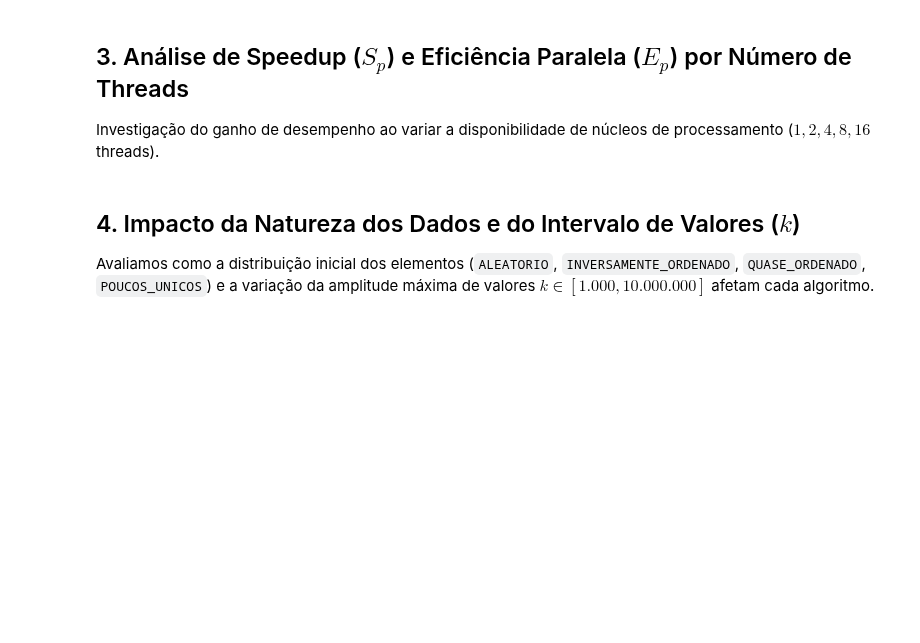
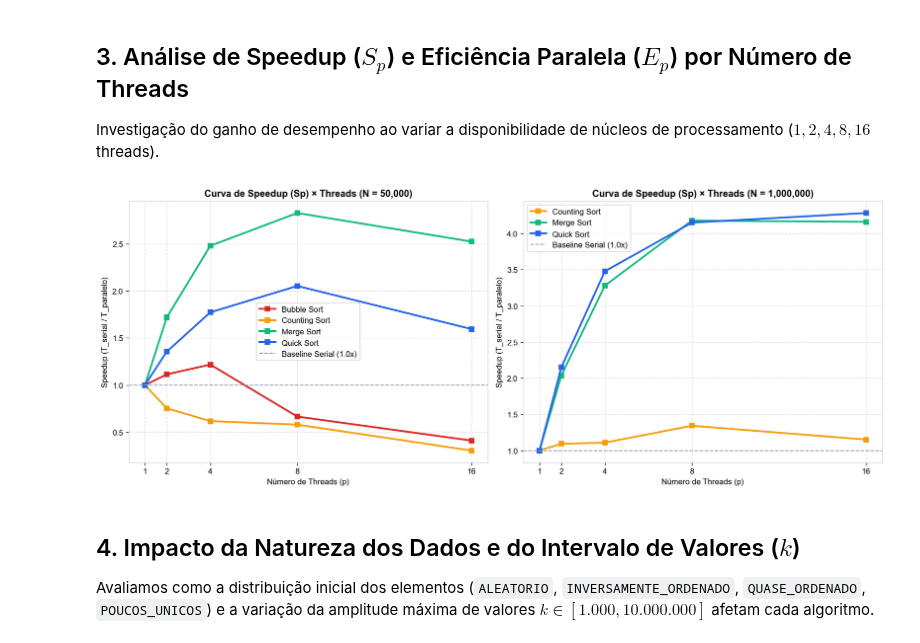
Before and after one commit to Victor-Lins14/Comp_Paralela, a Jupyter notebook: analise_desempenho.ipynb, the cells around one changed output. Cells and saved outputs as stored; diff of their text form; code cells hidden in the pictures; blank space fills up the shorter version.

Commit message:
Bubble Sort Odd-Even, Counting Sort adaptativo, novos resultados e relatório final.

```diff
--- a/analise_desempenho.ipynb
+++ b/analise_desempenho.ipynb
@@ -76,26 +125,28 @@ Investigação do ganho de desempenho ao variar a disponibilidade de núcleos de
 # %%
 fig, axes = plt.subplots(1, 2, figsize=(14, 5.5))
 
-# Speedup para N = 100.000 (inclui Bubble Sort) e N = 1.000.000 (algoritmos rápidos)
-for idx, tam in enumerate([100000, 1000000]):
+# Speedup para N = 50.000 (inclui Bubble Sort Odd-Even) e N = 1.000.000 (algoritmos rápidos)
+for idx, tam in enumerate([50000, 1000000]):
     ax = axes[idx]
     sub = df_resumo[(df_resumo['NaturezaDados'] == 'ALEATORIO') & (df_resumo['Tamanho'] == tam)]
     for alg, grupo in sub.groupby('Algoritmo'):
         grupo = grupo.sort_values('Threads')
         ax.plot(
             grupo['Threads'], grupo['Speedup'],
             label=alg, color=cores.get(alg, '#333'), marker='s', linewidth=2.3
         )
     ax.axhline(1.0, color='#94A3B8', linestyle='--', linewidth=1.2, label='Baseline Serial (1.0x)')
     ax.set_title(f'Curva de Speedup (Sp) × Threads (N = {tam:,})', fontsize=12, fontweight='bold')
     ax.set_xlabel('Número de Threads (p)')
     ax.set_ylabel('Speedup (T_serial / T_paralelo)')
     ax.set_xticks([1, 2, 4, 8, 16])
     ax.grid(True, linestyle='--', alpha=0.4)
     ax.legend()
 
 plt.tight_layout()
 plt.show()
+# %% [output]
+[figure, added]
 # %% [markdown]
 ## 4. Impacto da Natureza dos Dados e do Intervalo de Valores ($k$)
 Avaliamos como a distribuição inicial dos elementos (`ALEATORIO`, `INVERSAMENTE_ORDENADO`, `QUASE_ORDENADO`, `POUCOS_UNICOS`) e a variação da amplitude máxima de valores $k \in [1.000, 10.000.000]$ afetam cada algoritmo.
```
Also changed, not shown: parts of 4 cells of this notebook, 26 other files.
